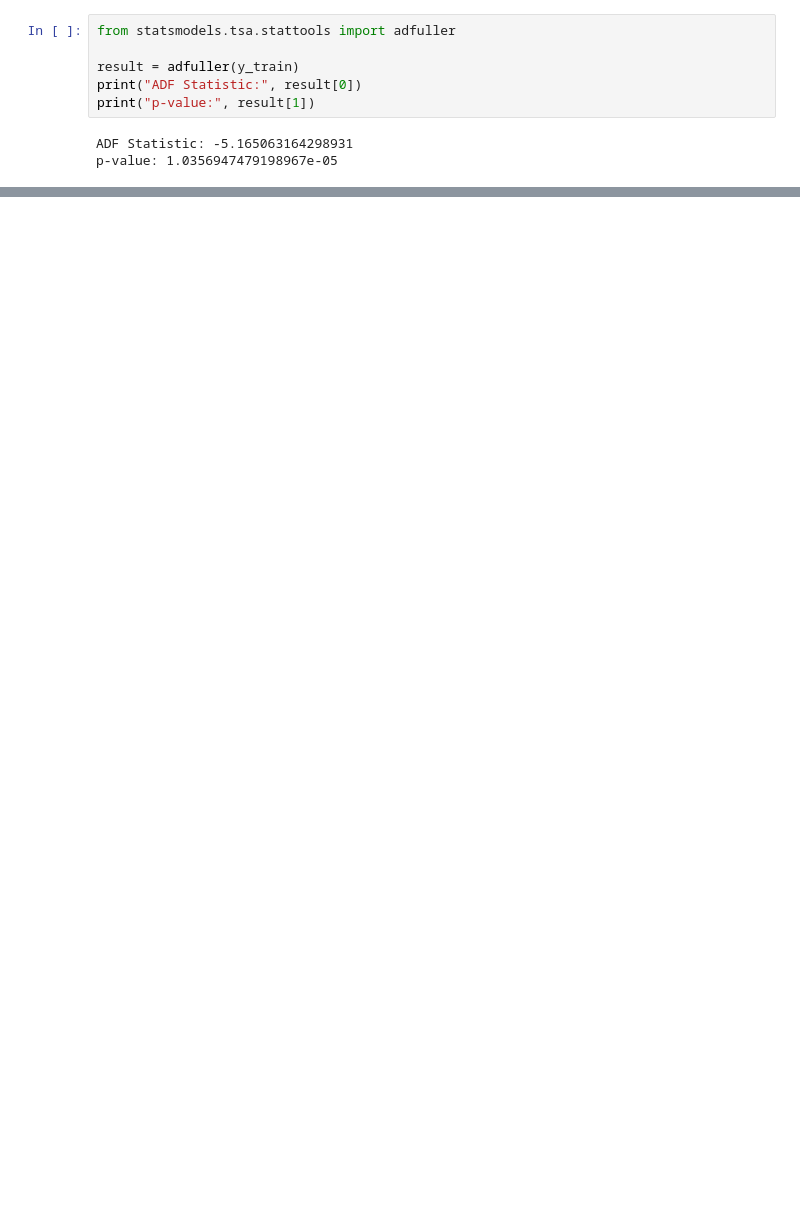
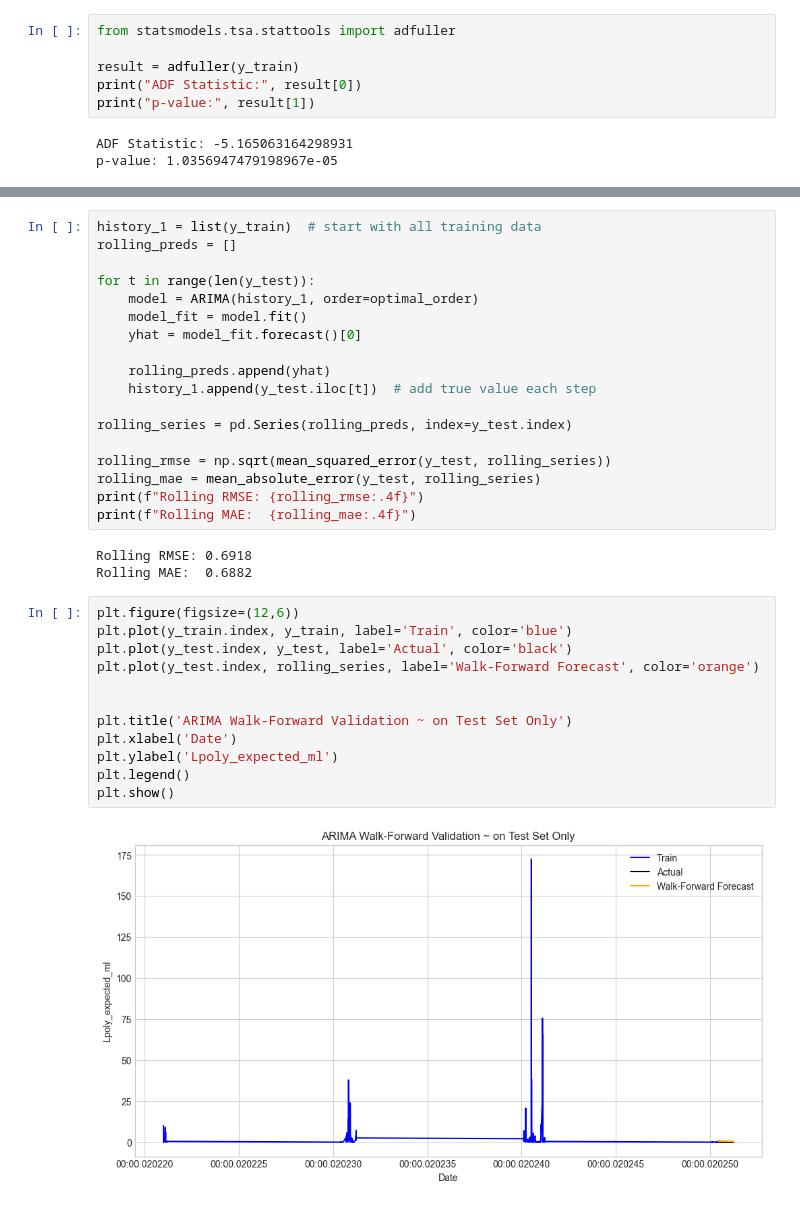
Before and after one commit to lemoncastle/hires-algal-bloom-prediction, a Jupyter notebook: models/arima_trial.ipynb, the cells around one changed output, grey strips where cells are left out. Drawn from its saved outputs; the diff is of its cells as text; blank space fills up the shorter version.

```diff
--- a/models/arima_trial.ipynb
+++ b/models/arima_trial.ipynb
@@ -241,0 +198,35 @@ plt.show()
+# %%
+history_1 = list(y_train)  # start with all training data
+rolling_preds = []
+
+for t in range(len(y_test)):
+    model = ARIMA(history_1, order=optimal_order)
+    model_fit = model.fit()
+    yhat = model_fit.forecast()[0]
+
+    rolling_preds.append(yhat)
+    history_1.append(y_test.iloc[t])  # add true value each step
+
+rolling_series = pd.Series(rolling_preds, index=y_test.index)
+
+rolling_rmse = np.sqrt(mean_squared_error(y_test, rolling_series))
+rolling_mae = mean_absolute_error(y_test, rolling_series)
+print(f"Rolling RMSE: {rolling_rmse:.4f}")
+print(f"Rolling MAE:  {rolling_mae:.4f}")
+# %% [output]
+Rolling RMSE: 0.6918
+Rolling MAE:  0.6882
+# %%
+plt.figure(figsize=(12,6))
+plt.plot(y_train.index, y_train, label='Train', color='blue')
+plt.plot(y_test.index, y_test, label='Actual', color='black')
+plt.plot(y_test.index, rolling_series, label='Walk-Forward Forecast', color='orange')
+
+
+plt.title('ARIMA Walk-Forward Validation ~ on Test Set Only')
+plt.xlabel('Date')
+plt.ylabel('Lpoly_expected_ml')
+plt.legend()
+plt.show()
+# %% [output]
+[figure, added]
```
Also changed, not shown: parts of 12 cells of this notebook.
